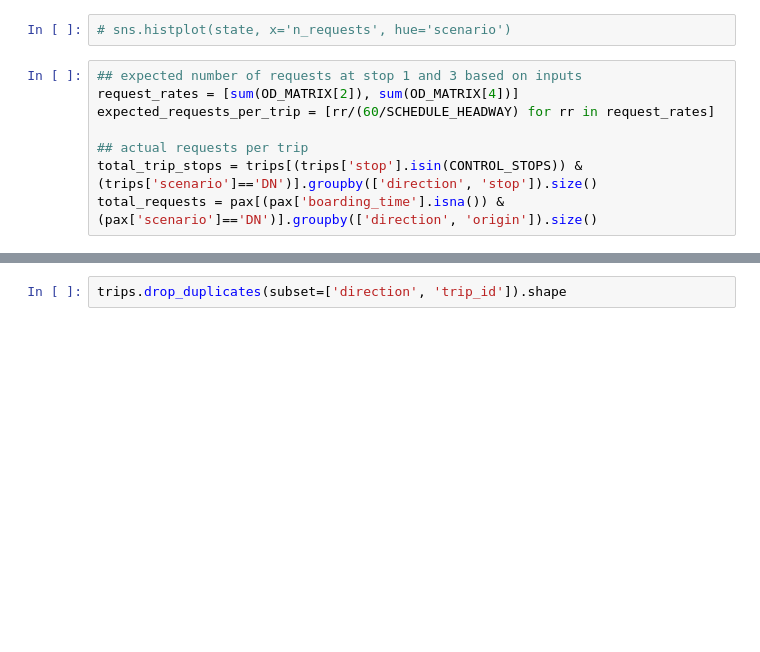
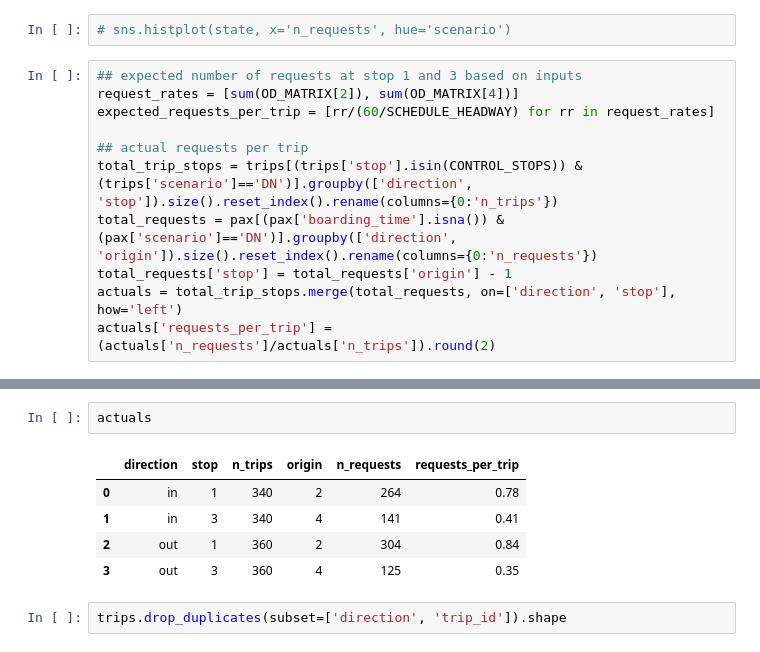
Before and after one commit to joerovar/flex-bus-sim, a Jupyter notebook: test.ipynb, the cells around one changed output, grey strips where cells are left out. Drawn from its saved outputs; the diff is of its cells as text; blank space fills up the shorter version.

```diff
--- a/test.ipynb
+++ b/test.ipynb
@@ -25,5 +25,8 @@ request_rates = [sum(OD_MATRIX[2]), sum(OD_MATRIX[4])]
 expected_requests_per_trip = [rr/(60/SCHEDULE_HEADWAY) for rr in request_rates]
 
 ## actual requests per trip
-total_trip_stops = trips[(trips['stop'].isin(CONTROL_STOPS)) & (trips['scenario']=='DN')].groupby(['direction', 'stop']).size()
-total_requests = pax[(pax['boarding_time'].isna()) & (pax['scenario']=='DN')].groupby(['direction', 'origin']).size()
+total_trip_stops = trips[(trips['stop'].isin(CONTROL_STOPS)) & (trips['scenario']=='DN')].groupby(['direction', 'stop']).size().reset_index().rename(columns={0:'n_trips'})
+total_requests = pax[(pax['boarding_time'].isna()) & (pax['scenario']=='DN')].groupby(['direction', 'origin']).size().reset_index().rename(columns={0:'n_requests'})
+total_requests['stop'] = total_requests['origin'] - 1
+actuals = total_trip_stops.merge(total_requests, on=['direction', 'stop'], how='left')
+actuals['requests_per_trip'] = (actuals['n_requests']/actuals['n_trips']).round(2)
@@ -43,3 +60,11 @@ dtype: float64
+# %%
+actuals
+# %% [output]
+|  | direction | stop | n_trips | origin | n_requests | requests_per_trip |
+| 0 | in | 1 | 340 | 2 | 264 | 0.78 |
+| 1 | in | 3 | 340 | 4 | 141 | 0.41 |
+| 2 | out | 1 | 360 | 2 | 304 | 0.84 |
+| 3 | out | 3 | 360 | 4 | 125 | 0.35 |
 # %%
 trips.drop_duplicates(subset=['direction', 'trip_id']).shape
 # %% [output]
```
Also changed, not shown: parts of 9 cells of this notebook, 1 other file.
